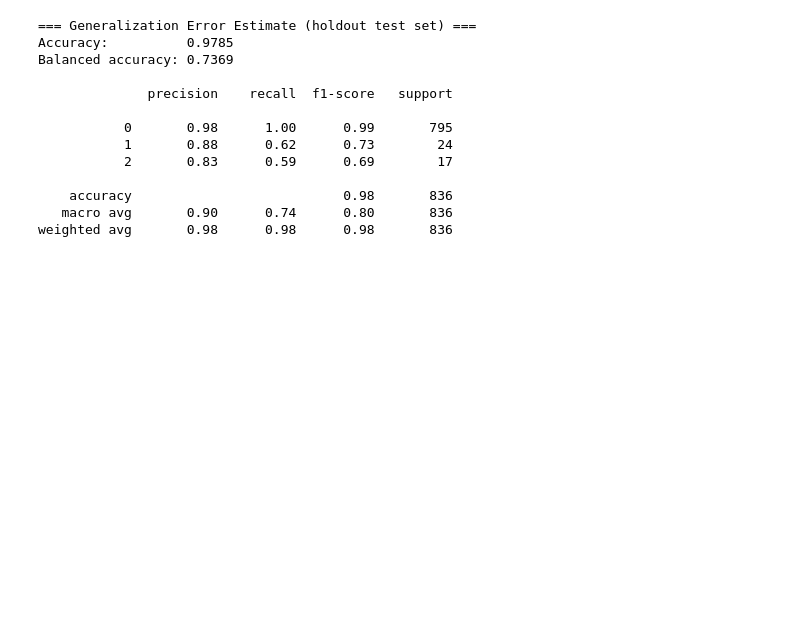
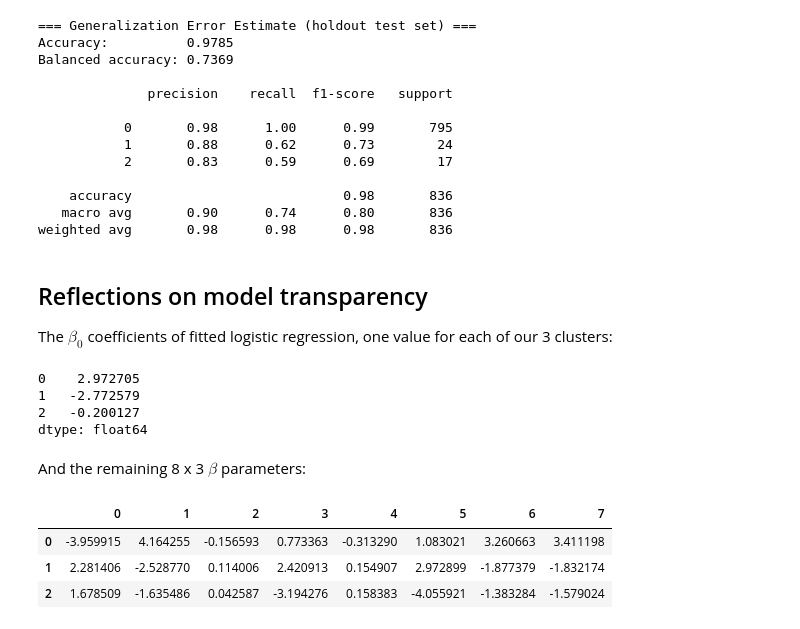
Before and after one commit to munichpavel/risk-ai-workshop, a Jupyter notebook: notebooks/high-risk-exercises.ipynb, the cells around one changed output. Drawn from its saved outputs; the diff is of its cells as text; code cells hidden in the pictures; blank space fills up the shorter version.

```diff
--- a/notebooks/high-risk-exercises.ipynb
+++ b/notebooks/high-risk-exercises.ipynb
@@ -390,3 +412,22 @@ Balanced accuracy: 0.7369
     accuracy                           0.98       836
    macro avg       0.90      0.74      0.80       836
 weighted avg       0.98      0.98      0.98       836
+# %% [markdown]
+## Reflections on model transparency
+The $\beta_0$ coefficients of fitted logistic regression, one value for each of our 3 clusters:
+# %%
+pd.Series(lr_pipeline['classifier'].intercept_)
+# %% [output]
+0    2.972705
+1   -2.772579
+2   -0.200127
+dtype: float64
+# %% [markdown]
+And the remaining 8 x 3 $\beta$ parameters:
+# %%
+pd.DataFrame(lr_pipeline['classifier'].coef_)
+# %% [output]
+|  | 0 | 1 | 2 | 3 | 4 | 5 | 6 | 7 |
+| 0 | -3.959915 | 4.164255 | -0.156593 | 0.773363 | -0.313290 | 1.083021 | 3.260663 | 3.411198 |
+| 1 | 2.281406 | -2.528770 | 0.114006 | 2.420913 | 0.154907 | 2.972899 | -1.877379 | -1.832174 |
+| 2 | 1.678509 | -1.635486 | 0.042587 | -3.194276 | 0.158383 | -4.055921 | -1.383284 | -1.579024 |
```
Also changed, not shown: parts of 5 cells of this notebook, 5 other files.
